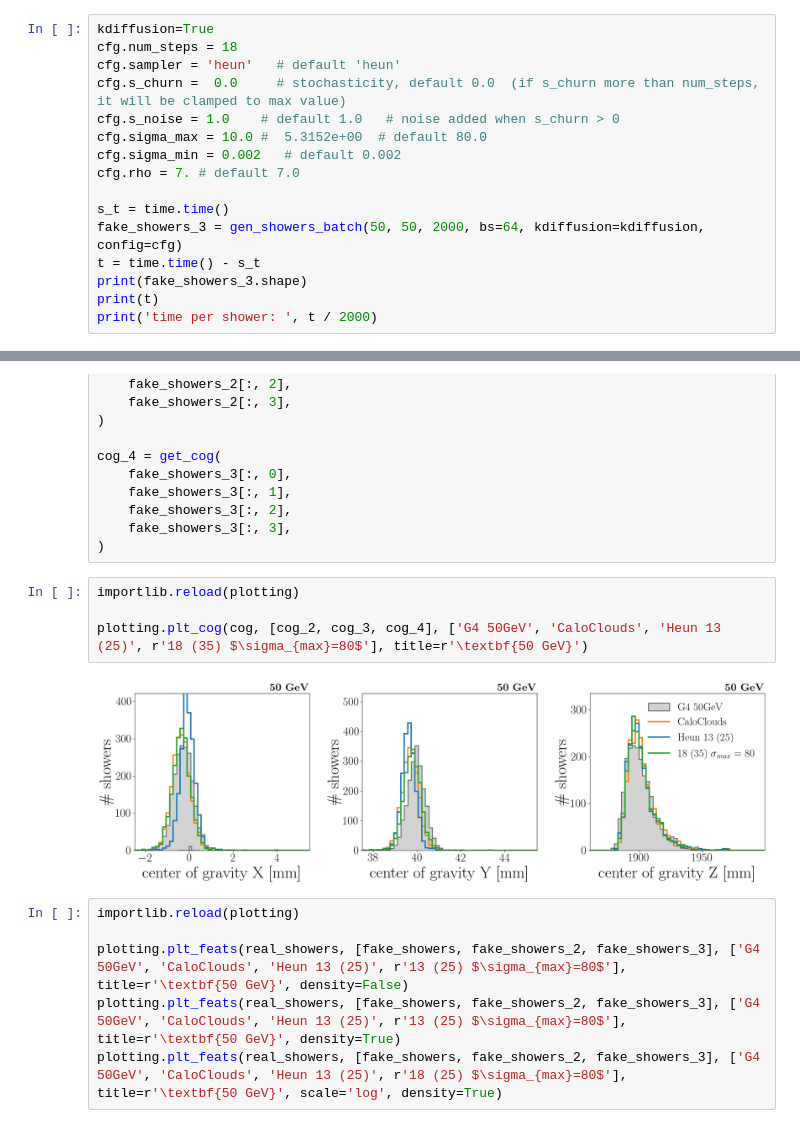
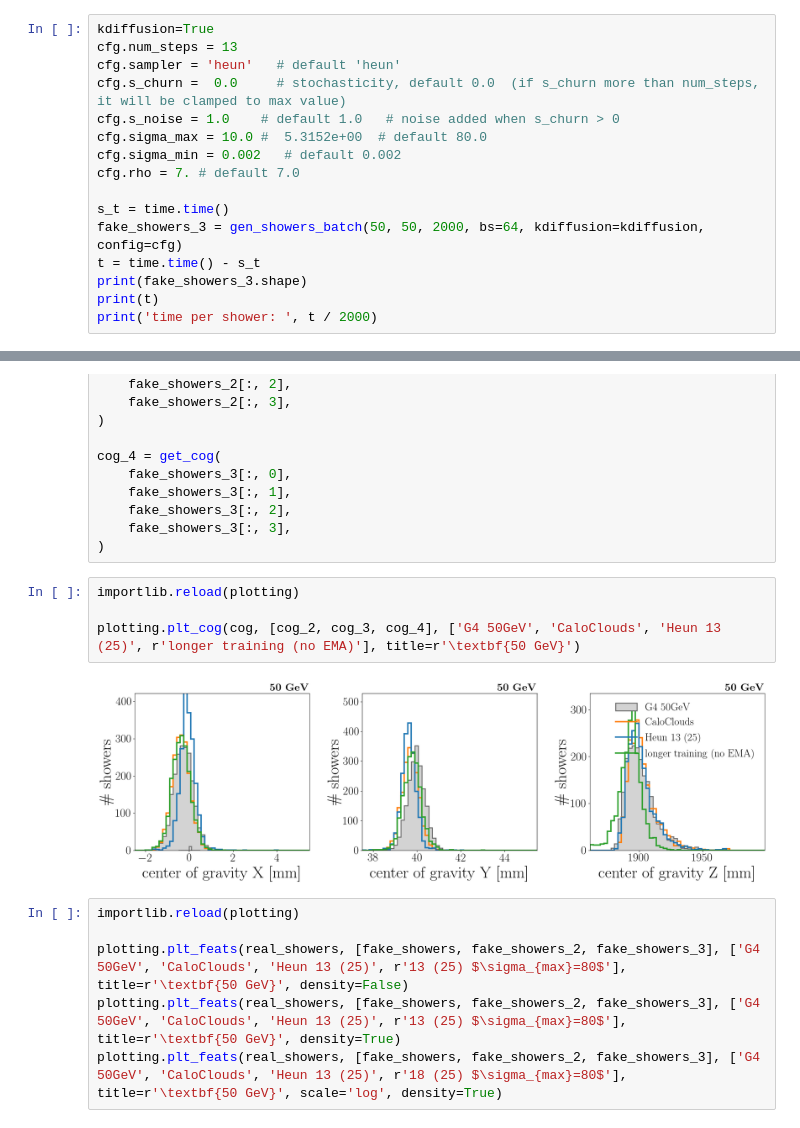
Before and after one commit to FLC-QU-hep/CaloClouds-3, a Jupyter notebook: validation.ipynb, the cells around one changed output, grey strips where cells are left out. Saved outputs shown, nothing was run; the diff lists cells and outputs as text.

```diff
--- a/validation.ipynb
+++ b/validation.ipynb
@@ -488,7 +491,7 @@ def gen_showers_batch(e_min, e_max, num=2000, bs=32, kdiffusion=False, config=No
     return fake_showers
 # %%
 kdiffusion=True
-cfg.num_steps = 18
+cfg.num_steps = 13
 cfg.sampler = 'heun'   # default 'heun'
 cfg.s_churn =  0.0     # stochasticity, default 0.0  (if s_churn more than num_steps, it will be clamped to max value)
 cfg.s_noise = 1.0    # default 1.0   # noise added when s_churn > 0
@@ -629,9 +631,9 @@ cog_4 = get_cog(
 # %%
 importlib.reload(plotting)
 
-plotting.plt_cog(cog, [cog_2, cog_3, cog_4], ['G4 50GeV', 'CaloClouds', 'Heun 13 (25)', r'18 (35) $\sigma_{max}=80$'], title=r'\textbf{50 GeV}')
+plotting.plt_cog(cog, [cog_2, cog_3, cog_4], ['G4 50GeV', 'CaloClouds', 'Heun 13 (25)', r'longer training (no EMA)'], title=r'\textbf{50 GeV}')
 # %% [output]
-[figure, old version]
+[figure, new version]
 # %%
 importlib.reload(plotting)
 
```
Also changed, not shown: parts of 9 cells of this notebook, 1 other file.
